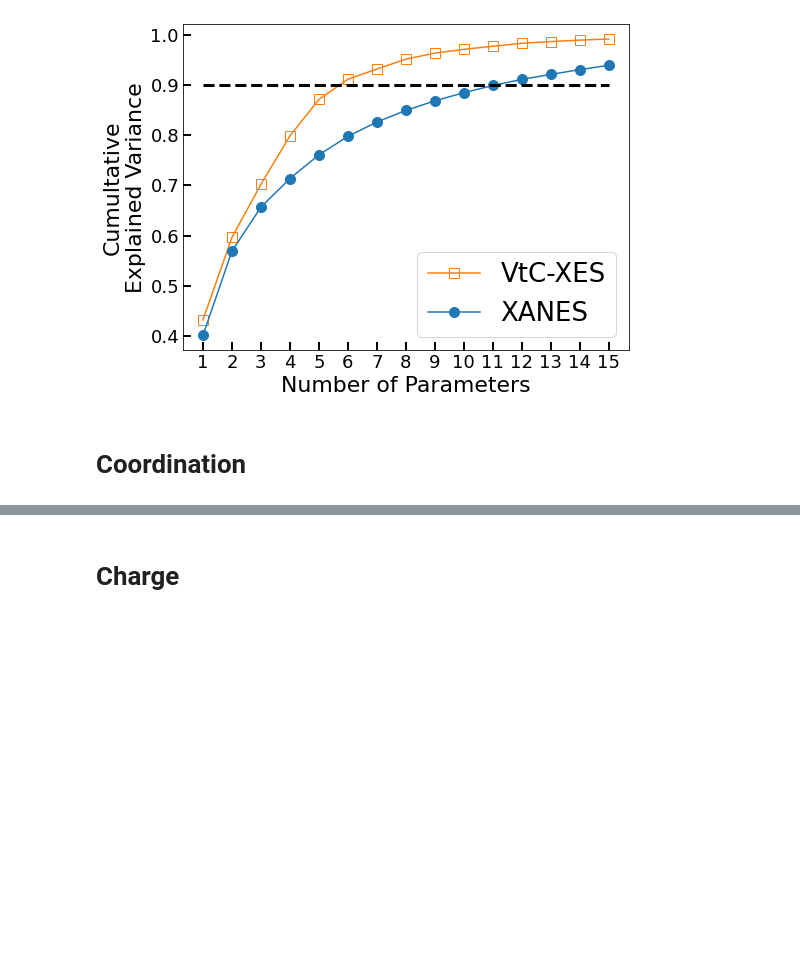
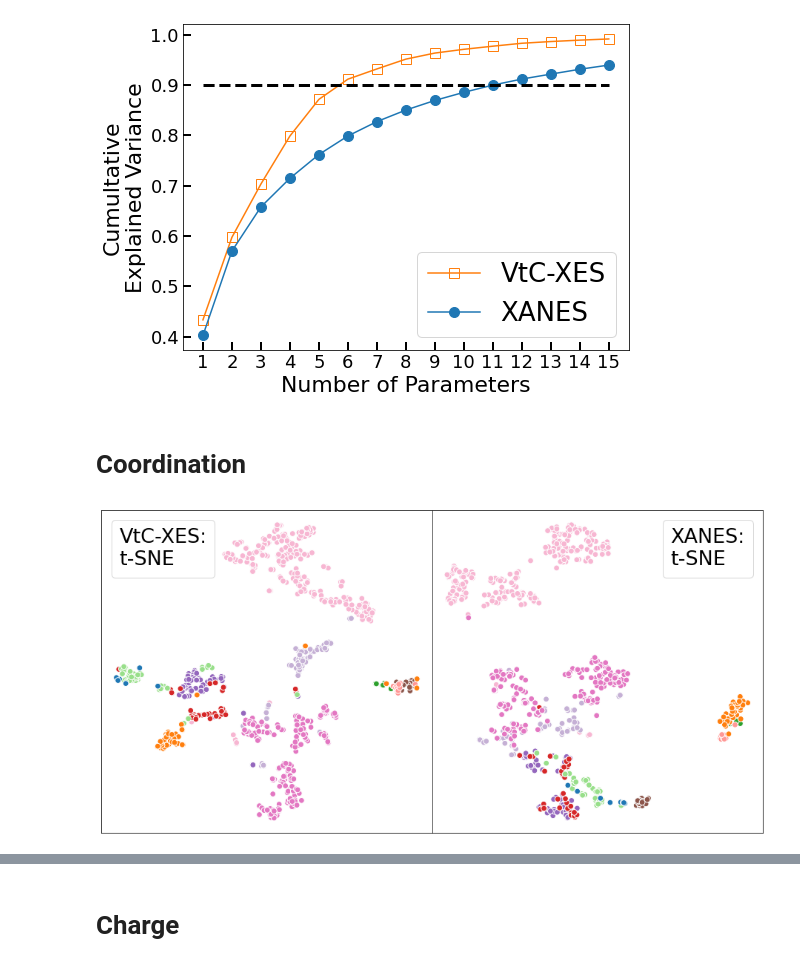
Before and after one commit to Seidler-Lab/Phosphorus-ML-Project, a Jupyter notebook: Data_Analysis_Sam.ipynb, the cells around one changed output, grey strips where cells are left out. Cells and saved outputs as stored; diff of their text form; code cells hidden in the pictures; blank space fills up the shorter version.

```diff
--- a/Data_Analysis_Sam.ipynb
+++ b/Data_Analysis_Sam.ipynb
@@ -398,0 +413,15 @@ def get_tsne_maps(codemap, xanes_perplexity=20, xes_perplexity=30):
+# %%
+fig, axes = plt.subplots(nrows=1, ncols=2, figsize=(16,8))
+plt.subplots_adjust(wspace=0)
+for mode in ['XES', 'XANES']:
+    if mode == 'XES':
+        tsnemap = XES_tsnemap
+        col = 0
+    else:
+        tsnemap = XANES_tsnemap
+        col = 1
+    class_tsneplt = plot_dim_red((fig, axes[col]), X_coord, tsnemap, colorcodemap=classcodemap,
+                                 mode=mode, method='t-SNE', hiddencids=hiddenCIDs, fontsize=27,
+                                 size=60, edgecolors='w')
+# %% [output]
+[figure, added]
```
Also changed, not shown: parts of 42 cells of this notebook, 22 other files.
